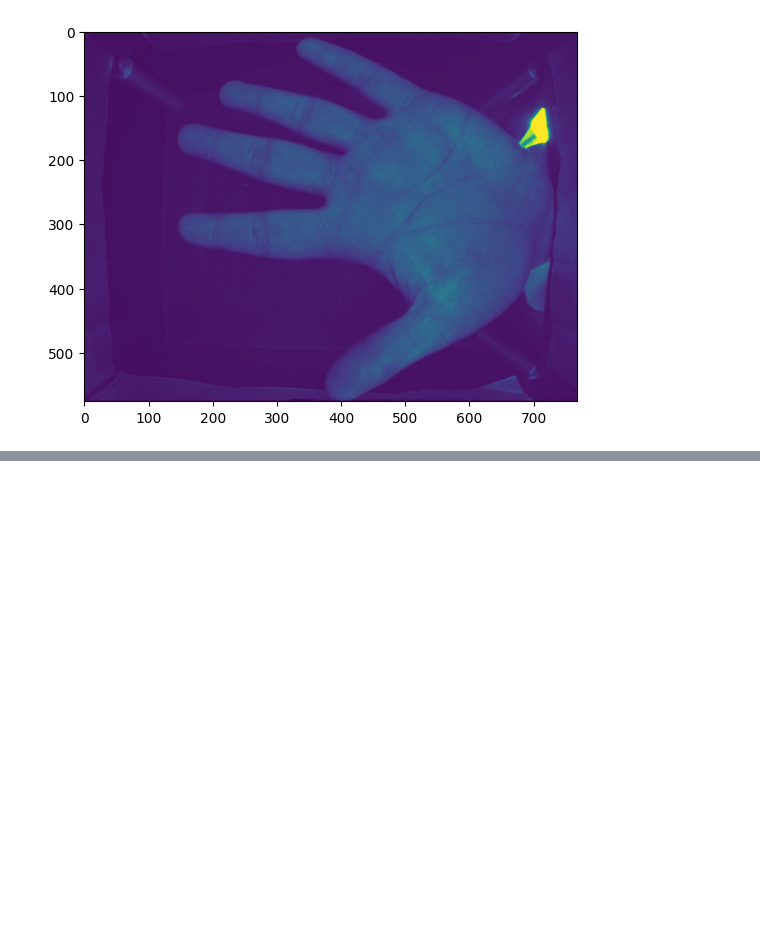
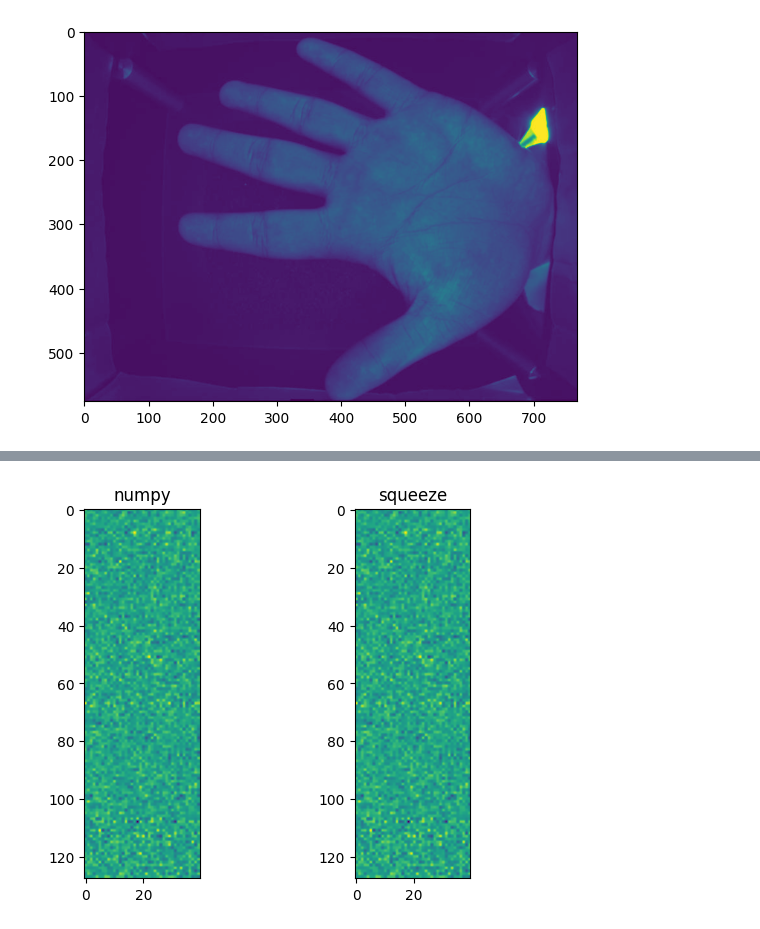
Before and after one commit to nonodev96/RNA_SI, a Jupyter notebook: scripts/test.ipynb, the cells around one changed output, grey strips where cells are left out. Saved outputs shown, nothing was run; the diff lists cells and outputs as text; code cells hidden in the pictures; blank space fills up the shorter version.

```diff
--- a/scripts/test.ipynb
+++ b/scripts/test.ipynb
@@ -108,0 +144,32 @@ plt.imshow(img,cmap='jet')
+# %%
+import matplotlib.pyplot as plt
+def show_images(images) -> None:
+    n: int = len(images)
+    f = plt.figure()
+    for i in range(n):
+        # Debug, plot figure
+        f.add_subplot(1, n, i + 1)
+        plt.title(images[i].get('title'))
+        plt.imshow(images[i].get('data'))
+
+    plt.show(block=True)
+# %%
+import torch
+from torch import nn
+
+m = nn.Bilinear(20, 30, 40)
+input1 = torch.randn(128, 20)
+input2 = torch.randn(128, 30)
+output = m(input1, input2)
+
+out_img = output.detach().numpy()
+out_img_arr = np.squeeze(out_img)
+
+show_images(
+    [
+        {"title": "numpy", "data": out_img},
+        {"title": "squeeze", "data": out_img_arr},
+    ]
+)
+# %% [output]
+[figure, added]
```
Also changed, not shown: parts of 2 cells of this notebook, 7 other files.
